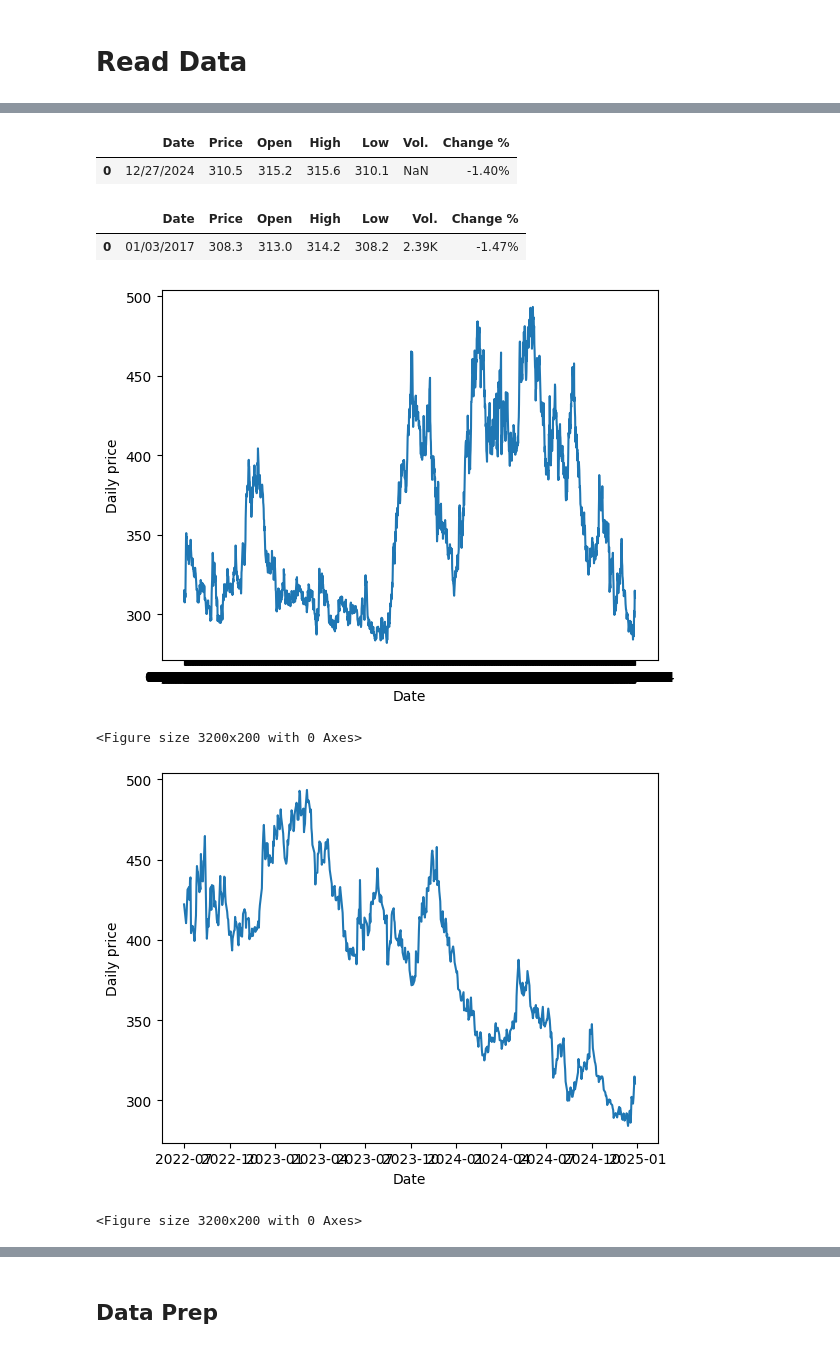
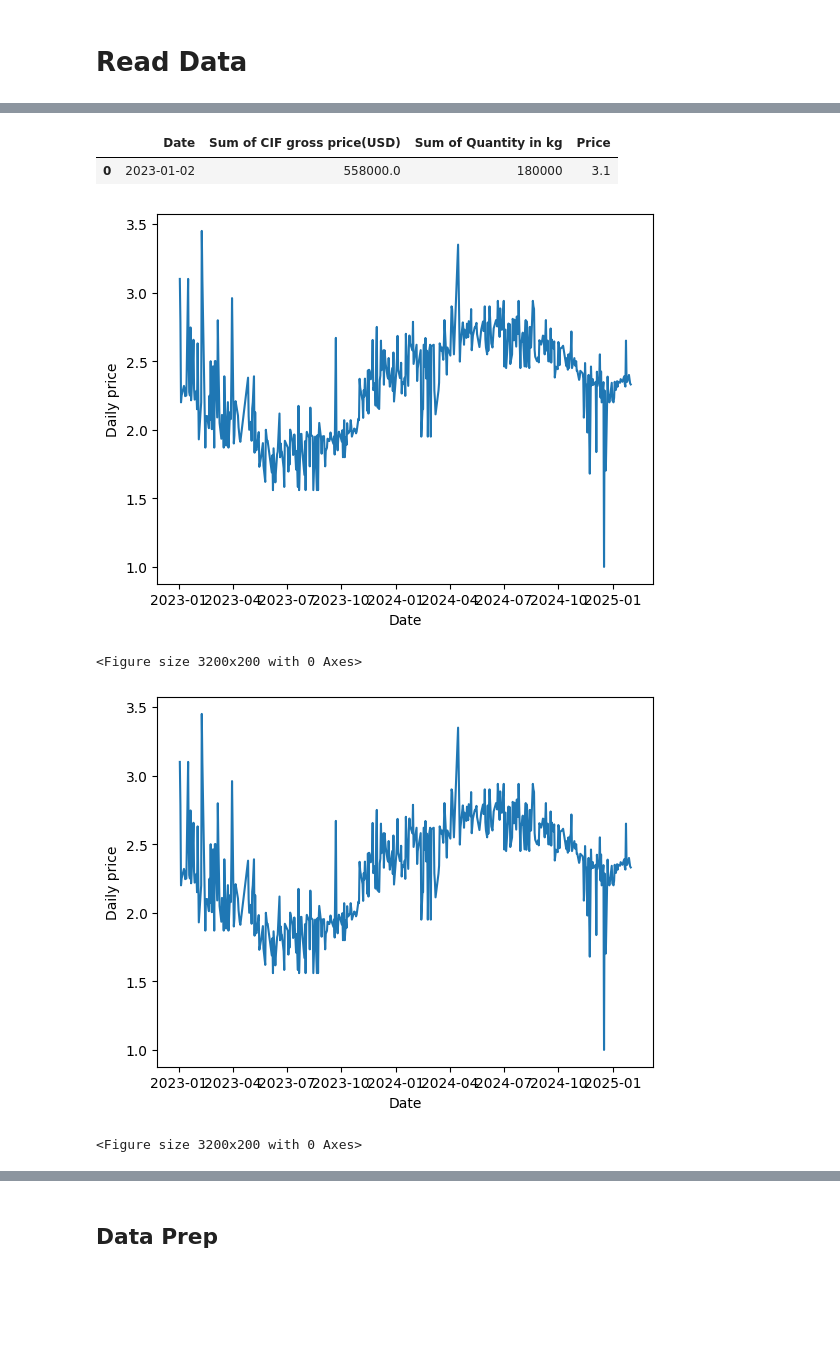
Before and after one commit to suhaodatascichem/Methionine-price, a Jupyter notebook: Methionine_price.ipynb, the cells around one changed output, grey strips where cells are left out. Saved outputs shown, nothing was run; the diff lists cells and outputs as text; code cells hidden in the pictures; blank space fills up the shorter version.

```diff
--- a/Methionine_price.ipynb
+++ b/Methionine_price.ipynb
@@ -26,7 +26,7 @@ from torch.utils.data import TensorDataset, DataLoader
 # %%
 import pandas as pd
 
-url = "https://raw.githubusercontent.com/suhaodatascichem/Methionine-price/main/Indonesia%20daily%20import%20data%20-%20Copy%20for%20Su%20Hao.xlsx"
+url = "https://raw.githubusercontent.com/suhaodatascichem/Methionine-price/f03e43d1167e30719338fa20fbd1b3a4fc844599/Indonesia%20daily%20import%20data%20-%20Copy%20for%20Su%20Hao%20(1).xlsx"
 df_raw = pd.read_excel(url, engine="openpyxl")
 # %%
 df_raw.head(10)
@@ -45,7 +44,0 @@ df_raw.head(10)
-# %%
-#remove first 5 rows and 1 column
-df_raw = df_raw.iloc[4:, 1:]
-
-#reset row 4 as the index row
-#df_raw.columns = df_raw.iloc[0]
-#df_raw = df_raw.iloc[1:]
@@ -66,16 +55,8 @@ KeyError: 'Date'
 # %%
 df_raw.head(1)
 # %% [output]
-|  | Date | Price | Open | High | Low | Vol. | Change % |
-| 0 | 12/27/2024 | 310.5 | 315.2 | 315.6 | 310.1 | NaN | -1.40% |
+|  | Date | Sum of CIF gross price(USD) | Sum of Quantity in kg | Price |
+| 0 | 2023-01-02 | 558000.0 | 180000 | 3.1 |
-# %%
-# reverse df['Date]
-df_raw = df_raw.iloc[::-1].reset_index(drop=True)
-# %%
-df_raw.head(1)
-# %% [output]
-|  | Date | Price | Open | High | Low | Vol. | Change % |
-| 0 | 01/03/2017 | 308.3 | 313.0 | 314.2 | 308.2 | 2.39K | -1.47% |
 # %%
 plt.plot(df_raw['Date'], df_raw["Price"])
 plt.xlabel("Date")
@@ -83,18 +64,18 @@ plt.ylabel("Daily price")
 plt.figure(figsize=(32,2))
 plt.show()
 # %% [output]
-[figure, old version]
+[figure, new version]
 <Figure size 3200x200 with 0 Axes>
+# %%
+df = df_raw
 # %%
-df_raw['Date'] = pd.to_datetime(df_raw['Date'])
-df = df_raw[df_raw['Date'] > '2022-06-30']
 plt.plot(df['Date'], df["Price"])
 plt.xlabel("Date")
 plt.ylabel("Daily price")
 plt.figure(figsize=(32,2))
 plt.show()
 # %% [output]
-[figure, old version]
+[figure, new version]
 <Figure size 3200x200 with 0 Axes>
 # %%
 # min-max nomalization
```
Also changed, not shown: parts of 17 cells of this notebook.
